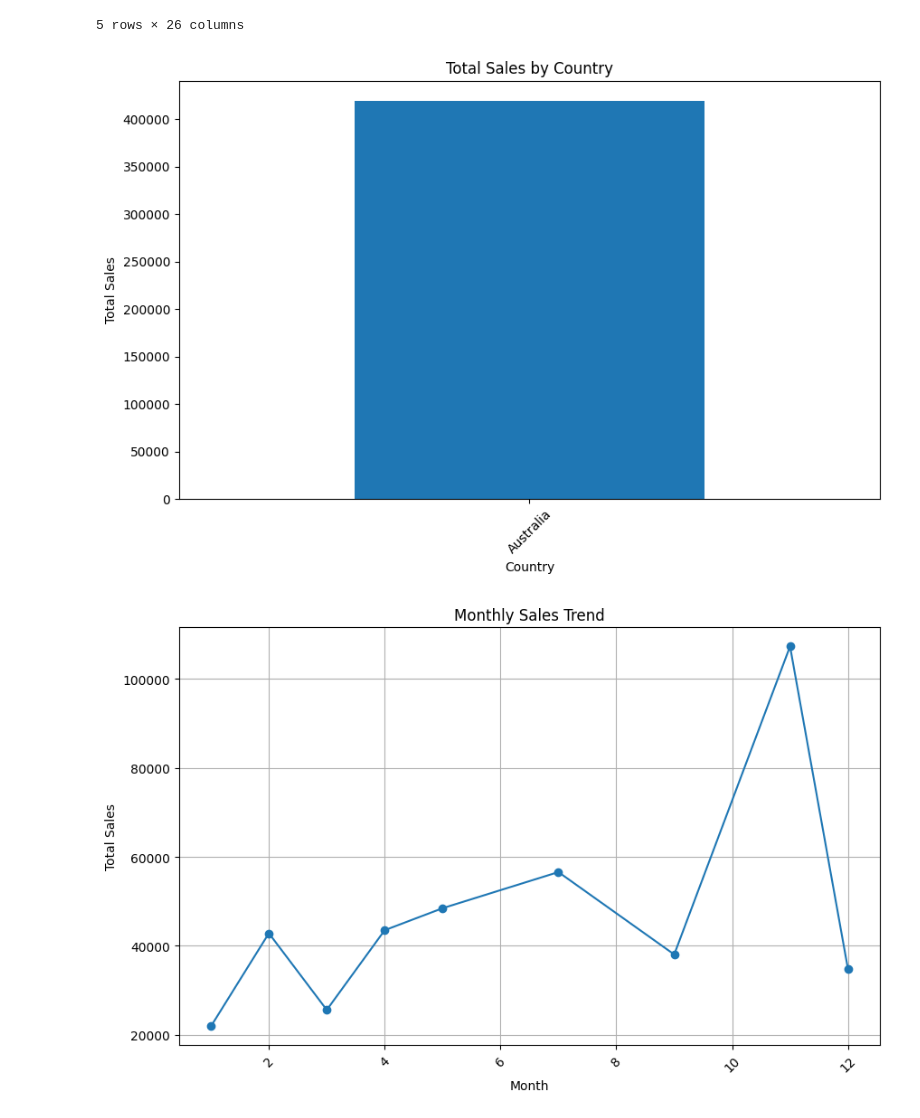
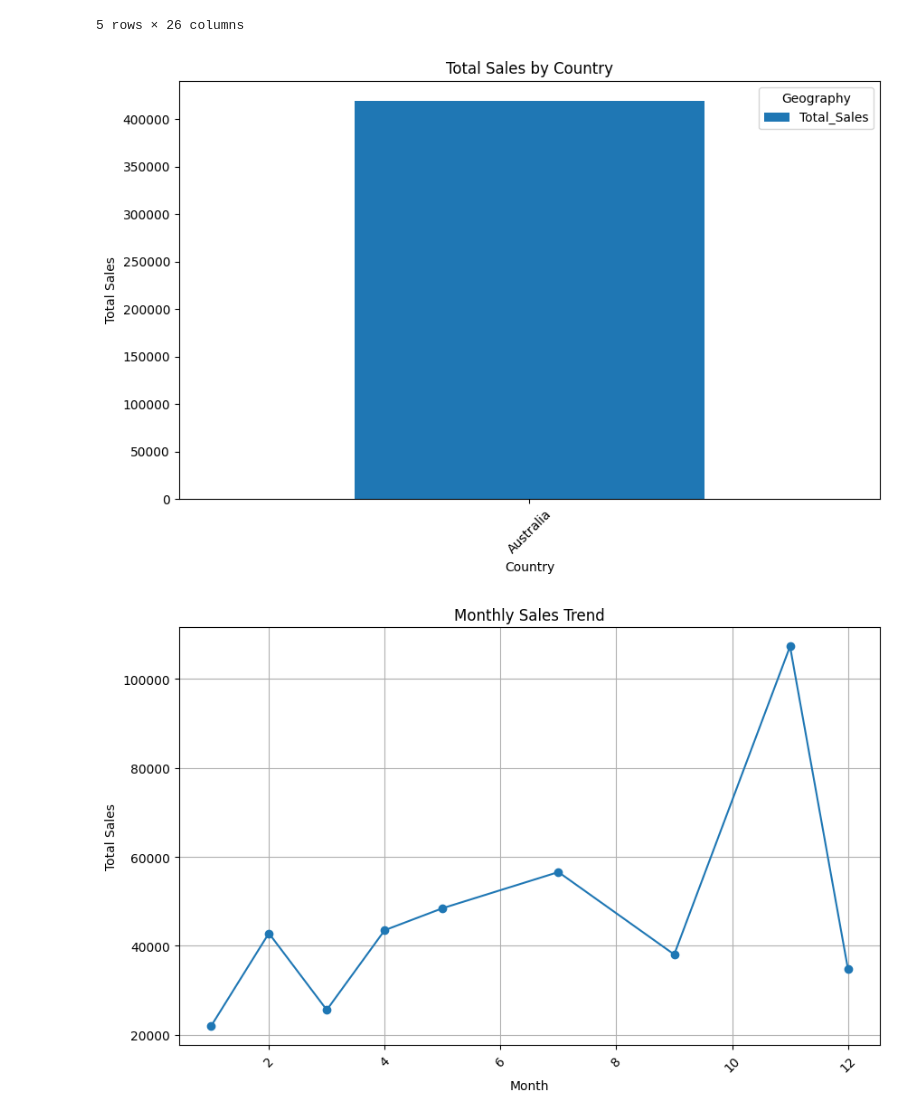
Before and after one commit to Mitan11/Python, a Jupyter notebook: Matplotlib_uni/practiceset2.ipynb, the cells around one changed output. Saved outputs shown, nothing was run; the diff lists cells and outputs as text; code cells hidden in the pictures.

```diff
--- a/Matplotlib_uni/practiceset2.ipynb
+++ b/Matplotlib_uni/practiceset2.ipynb
@@ -109,15 +109,17 @@ orders_with_high_quantity
 # %%
 # 9. Plot a bar chart of sales by country.
 
 plt.figure(figsize=(10, 6))
 country_sales.plot(kind='bar')
 plt.title('Total Sales by Country')
 plt.xlabel('Country')
 plt.ylabel('Total Sales')
 plt.xticks(rotation=45)
+plt.legend(title='Geography')
+
 plt.show()
 # %% [output]
-[figure, old version]
+[figure, new version]
 # %%
 # 10. Plot a line chart of monthly sales.
 plt.figure(figsize=(10, 6))
```
Also changed, not shown: 27 other files.
